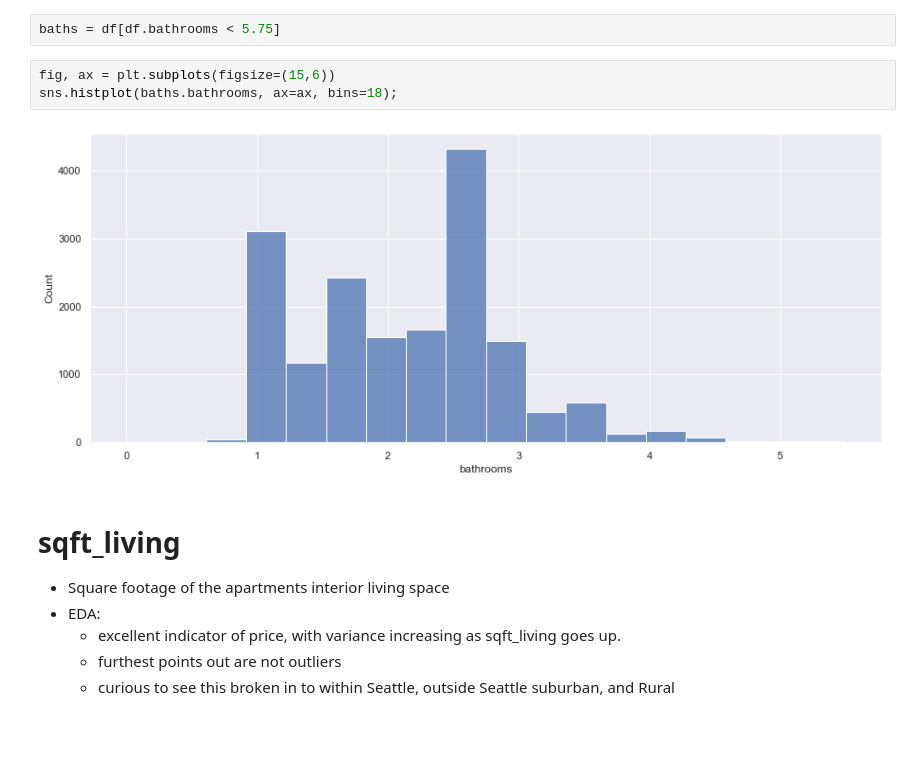
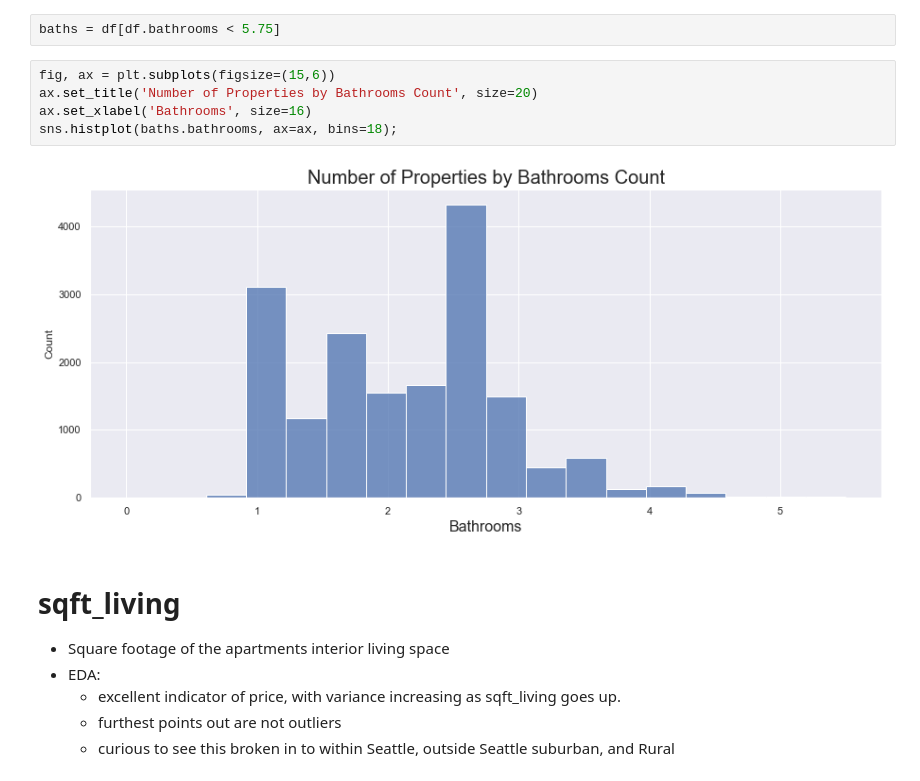
Before and after one commit to mike-flanagan/king_county_property_values_analysis_predictive_model, a Jupyter notebook: King_County_CRISP-DM-EDA.ipynb, the cells around one changed output. Saved outputs shown, nothing was run; the diff lists cells and outputs as text; blank space fills up the shorter version.

```diff
--- a/King_County_CRISP-DM-EDA.ipynb
+++ b/King_County_CRISP-DM-EDA.ipynb
@@ -595,9 +799,11 @@ df[df.bathrooms > 5.5]
 baths = df[df.bathrooms < 5.75]
 # %%
 fig, ax = plt.subplots(figsize=(15,6))
+ax.set_title('Number of Properties by Bathrooms Count', size=20)
+ax.set_xlabel('Bathrooms', size=16)
 sns.histplot(baths.bathrooms, ax=ax, bins=18);
 # %% [output]
-[figure, old version]
+[figure, new version]
 # %% [markdown]
 # sqft_living
 - Square footage of the apartments interior living space
```
Also changed, not shown: parts of 85 cells of this notebook, 16 other files.
